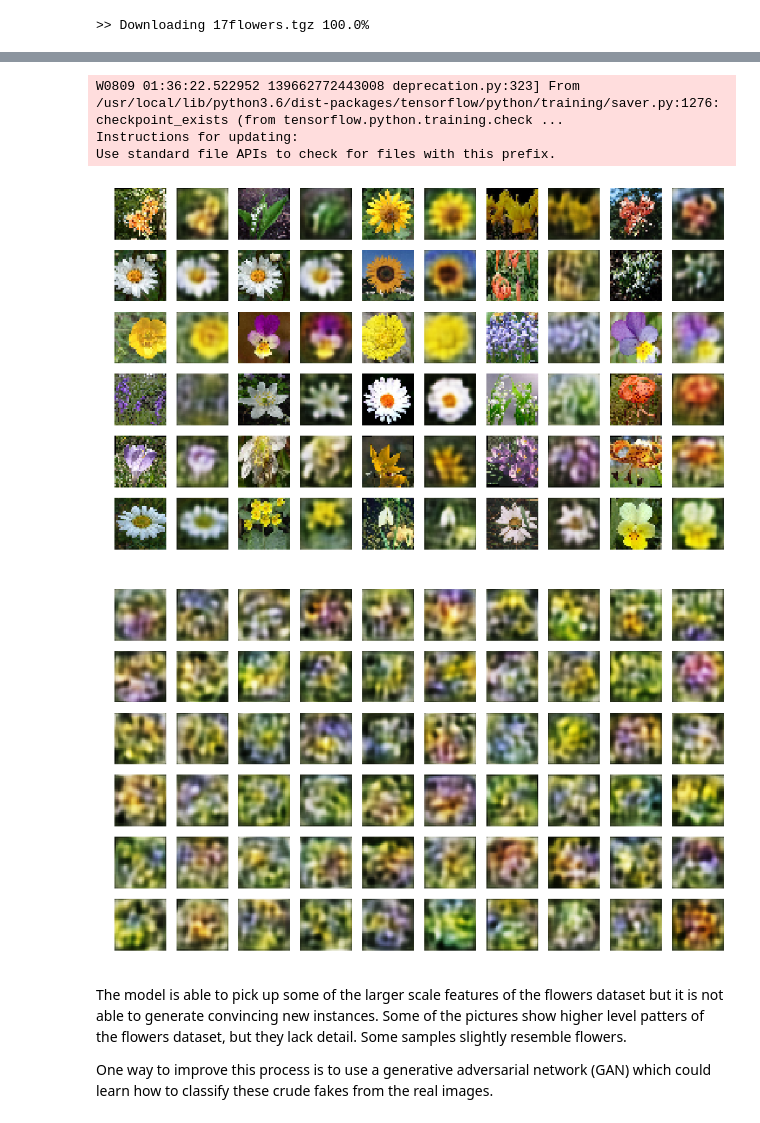
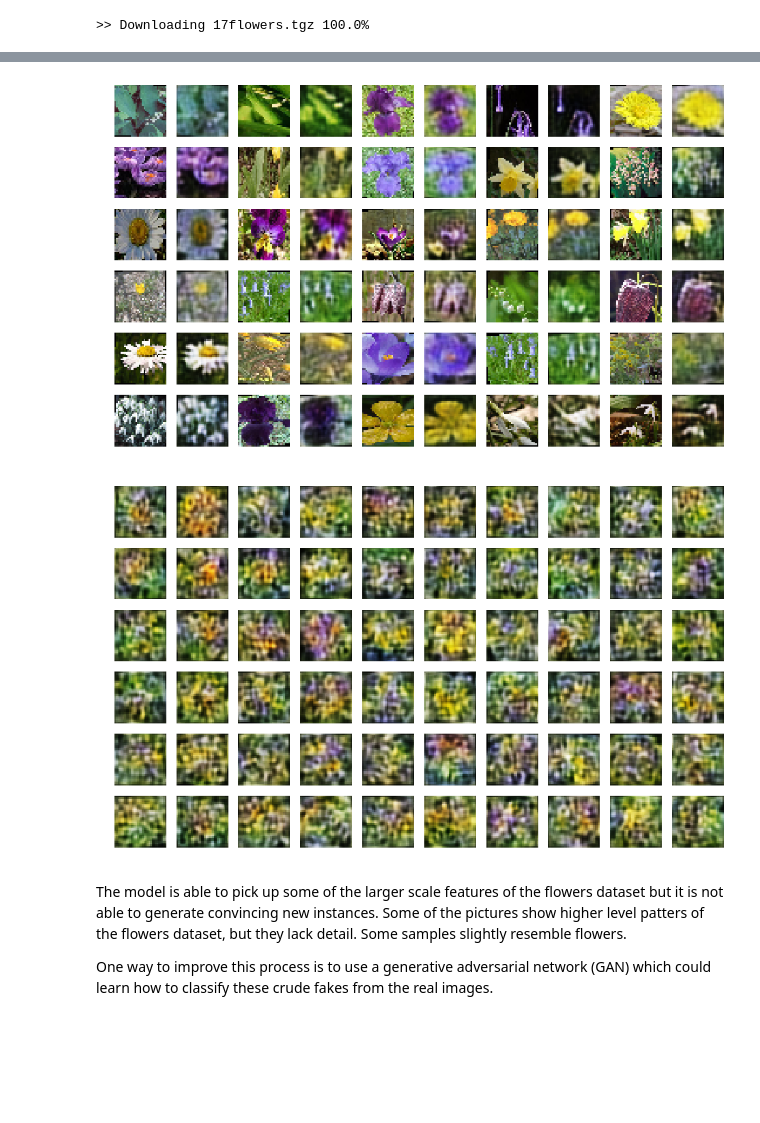
Before and after one commit to DCtheTall/hands-on-machine-learning, a Jupyter notebook: chapter15/Exercises.ipynb, the cells around one changed output, grey strips where cells are left out. Saved outputs shown, nothing was run; the diff lists cells and outputs as text; code cells hidden in the pictures; blank space fills up the shorter version.

Commit message:
improve CVAE model in ch15

```diff
--- a/chapter15/Exercises.ipynb
+++ b/chapter15/Exercises.ipynb
@@ -1248,7 +1248,7 @@ for f in img_files:
   if f.split('.')[-1] != 'jpg':
     continue
   img = Image.open(f)
-  imgs = [img.rotate(10.0 * (rnd.random() - 0.5)) for _ in range(5)]
+  imgs = [img.rotate(15.0 * (rnd.random() - 0.5)) for _ in range(10)]
   all_imgs = []
   for img in imgs:
     w, h = img.size
@@ -1296,11 +1296,9 @@ def reset_graph(seed=42):
   tf.set_random_seed(seed)
   rnd.seed(seed)
 # %%
-# Setting up a CVAE
-
 n_inputs = 32
 n_channels = 3
-coding_dim = 128
+coding_dim = 256
 
 noise = 1.0
 learning_rate = 1e-4 - 1e-5
@@ -1311,7 +1309,7 @@ reset_graph()
 X = tf.placeholder(tf.float32, shape=(None, n_inputs, n_inputs, n_channels))
 
 # Encoding layers
-C1 = tf.nn.elu(tf.layers.conv2d(X, filters=256, kernel_size=5, strides=[1, 1]))
+C1 = tf.nn.elu(tf.layers.conv2d(X, filters=512, kernel_size=5, strides=[1, 1]))
 C2 = tf.nn.elu(tf.layers.conv2d(C1, filters=256, kernel_size=5, strides=[1, 1]))
 C3 = tf.nn.elu(tf.layers.conv2d(C2, filters=256, kernel_size=5, strides=[1, 1]))
 C4 = tf.nn.elu(tf.layers.conv2d(C3, filters=128, kernel_size=5, strides=[1, 1]))
@@ -1326,15 +1324,15 @@ codings = codings_mean + (noise * tf.exp(codings_gamma * 0.5))
 expanded = tf.reshape(tf.layers.dense(codings, flattened.shape[1],
                                       activation=None),
                       [-1] + list(C5.shape)[1:])
-C6 = tf.nn.elu(tf.layers.conv2d_transpose(expanded, filters=256, kernel_size=5,
+C6 = tf.nn.elu(tf.layers.conv2d_transpose(expanded, filters=128, kernel_size=5,
                                           strides=[1, 1]))
-C7 = tf.nn.elu(tf.layers.conv2d_transpose(C6, filters=256, kernel_size=5,
+C7 = tf.nn.elu(tf.layers.conv2d_transpose(C6, filters=128, kernel_size=5,
                                           strides=[1, 1]))
 C8 = tf.nn.elu(tf.layers.conv2d_transpose(C7, filters=256, kernel_size=5,
                                           strides=[1, 1]))
-C9 = tf.nn.elu(tf.layers.conv2d_transpose(C8, filters=128, kernel_size=5,
+C9 = tf.nn.elu(tf.layers.conv2d_transpose(C8, filters=256, kernel_size=5,
                                           strides=[1, 1]))
-C10 = tf.nn.elu(tf.layers.conv2d_transpose(C9, filters=128, kernel_size=5,
+C10 = tf.nn.elu(tf.layers.conv2d_transpose(C9, filters=512, kernel_size=5,
                                            strides=[1, 1]))
 logits = tf.nn.sigmoid(tf.layers.conv2d_transpose(C10, filters=3, kernel_size=1,
                                                   strides=[1, 1]))
@@ -1416,31 +1414,28 @@ for i in range(n_images // 2):
     plot_image(outputs_val[i])
 plt.show()
 # %% [output]
-W0809 01:36:22.522952 139662772443008 deprecation.py:323] From /usr/local/lib/python3.6/dist-packages/tensorflow/python/training/saver.py:1276: checkpoint_exists (from tensorflow.python.training.check ...
-Instructions for updating:
-Use standard file APIs to check for files with this prefix.
-[figure, old version]
+[figure, new version]
 # %%
 # Generating new images.
 
 n_images = 60
 
 with tf.Session() as sess:
   init.run()
   saver.restore(sess, './my_model_variational.ckpt')
-  codings_val = codings.eval(feed_dict={X: X_batch})
+  codings_val = codings.eval(feed_dict={X: X_test})
   codings_rnd = np.random.normal(size=(n_images, coding_dim),
                                  loc=np.mean(codings_val),
                                  scale=np.std(codings_val))
   outputs_val = logits.eval(feed_dict={codings: codings_rnd})
 
 plt.figure(figsize=(16, 100))
 for i in range(n_images):
     plt.subplot(n_images, 10, i + 1)
     plot_image(np.clip(outputs_val[i], 0, 1))
 plt.show()
 # %% [output]
-[figure, old version]
+[figure, new version]
 # %% [markdown]
 The model is able to pick up some of the larger scale features of the flowers dataset but it is not able to generate convincing new instances. Some of the pictures show higher level patters of the flowers dataset, but they lack detail. Some samples slightly resemble flowers.
 
```
Also changed, not shown: parts of 2 cells of this notebook.
